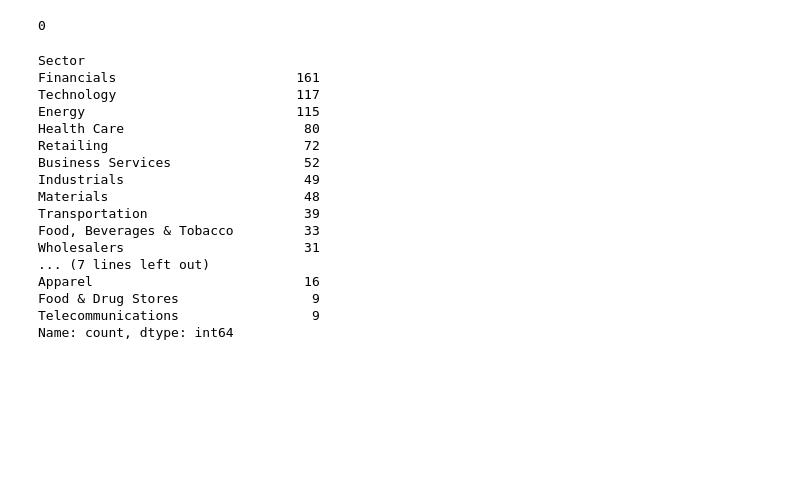
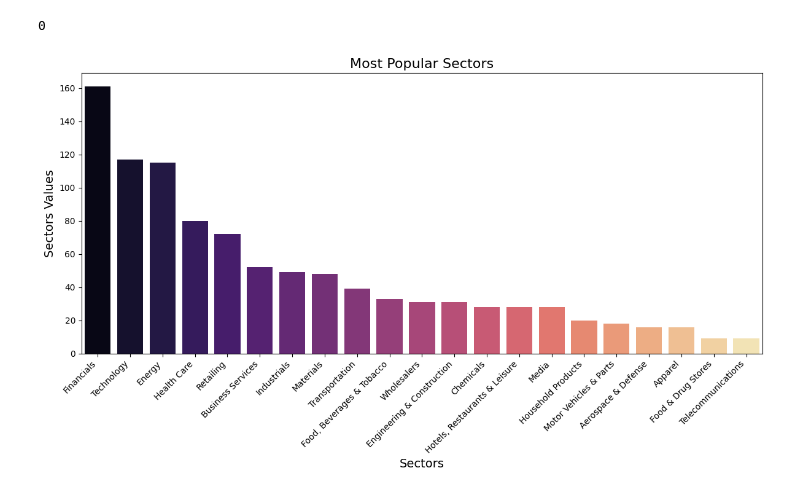
Before and after one commit to feer-rodriguess90/Fortune-500-Data-Analysis-Project, a Jupyter notebook: codigo.ipynb, the cells around one changed output. Saved outputs shown, nothing was run; the diff lists cells and outputs as text; code cells hidden in the pictures; blank space fills up the shorter version.

Commit message:
Initial Visualizations

```diff
--- a/codigo.ipynb
+++ b/codigo.ipynb
@@ -160,24 +175,17 @@ df.duplicated().sum()
 # %% [output]
 Duplicate Rows:
 0
-# %%
-#Sector Here we can see the most popular Sectors
-df['Sector'].value_counts()
-# %% [output]
-Sector
-Financials                       161
-Technology                       117
-Energy                           115
-Health Care                       80
-Retailing                         72
-Business Services                 52
-Industrials                       49
-Materials                         48
-Transportation                    39
-Food, Beverages & Tobacco         33
-Wholesalers                       31
-... (7 lines left out)
-Apparel                           16
-Food & Drug Stores                 9
-Telecommunications                 9
-Name: count, dtype: int64
+# %%
+#Here we can see the most popular Sectors
+sectors = df['Sector'].value_counts()
+
+plt.figure(figsize=(12, 7))
+sns.barplot(x=sectors.index, y=sectors.values, hue=sectors.index, palette="magma", legend=False)
+plt.title('Most Popular Sectors', fontsize=16)
+plt.xlabel('Sectors', fontsize=14)
+plt.ylabel('Sectors Values', fontsize=14)
+plt.xticks(rotation=45, ha='right')
+plt.tight_layout()
+plt.show()
+# %% [output]
+[figure, added]
```
Also changed, not shown: parts of 11 cells of this notebook.
